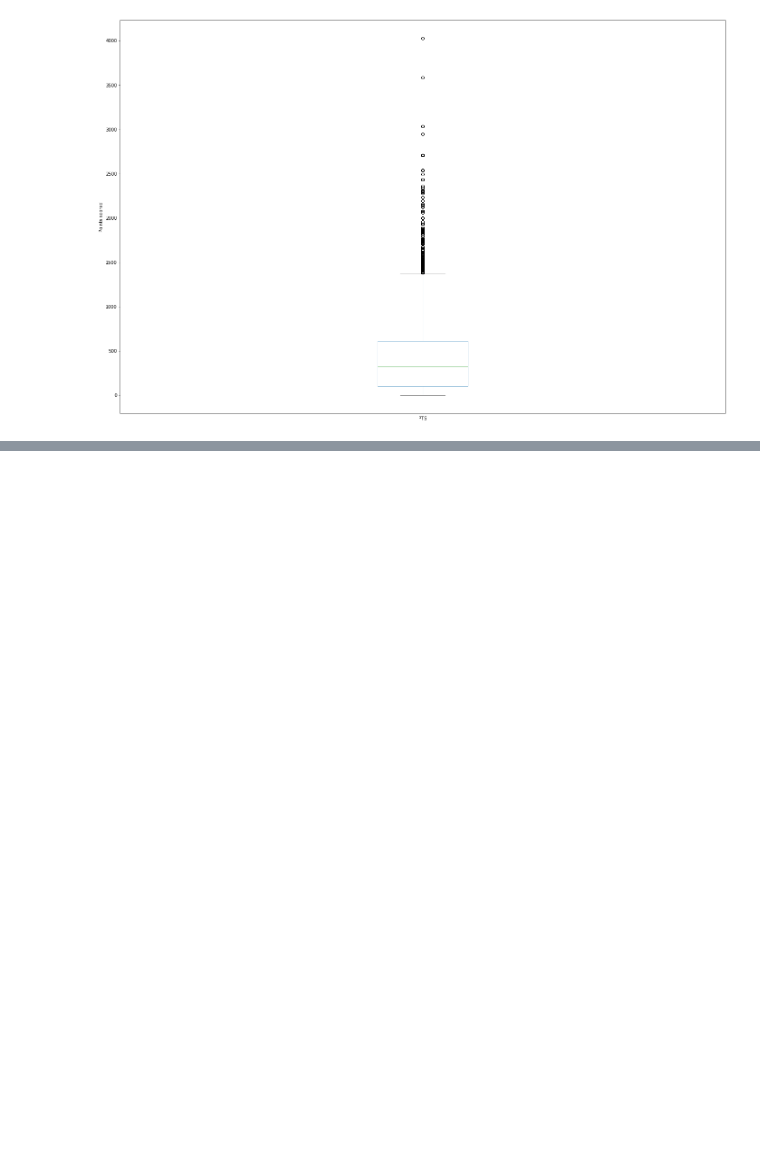
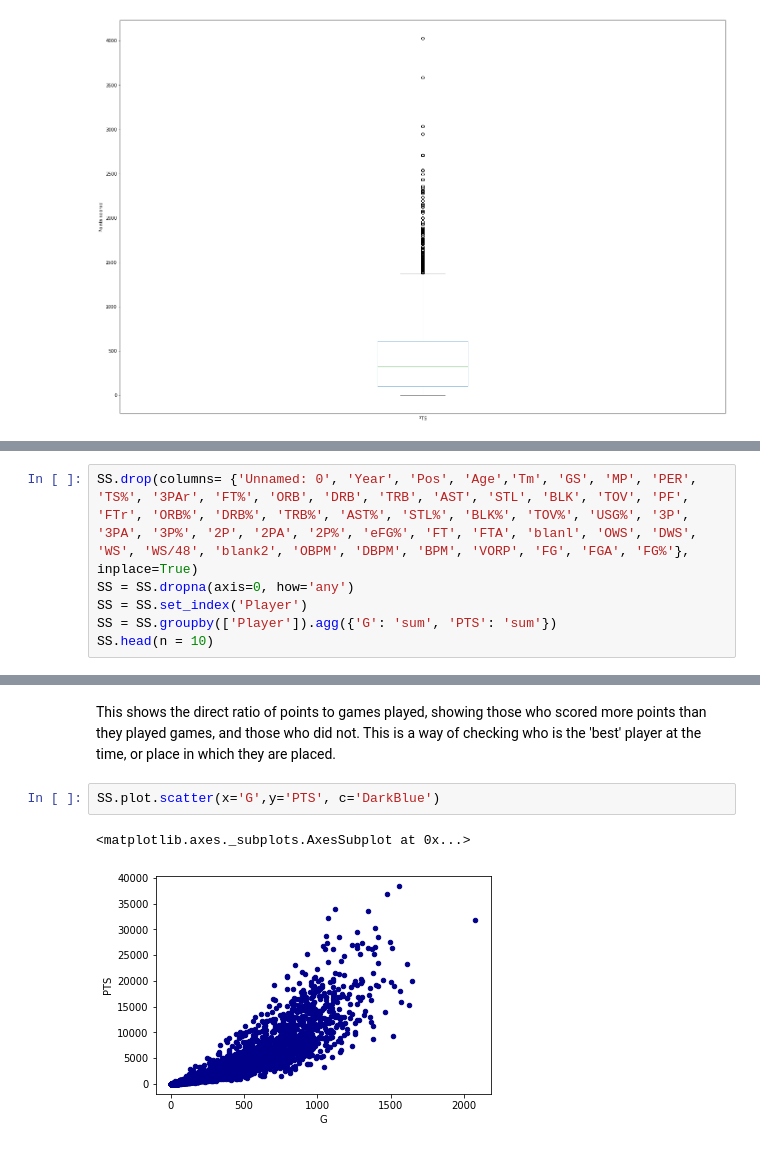
Before and after one commit to CS-UCR/cs105-prj-phase3-tuttifrutti, a Jupyter notebook: EDA.ipynb, the cells around one changed output, grey strips where cells are left out. Saved outputs shown, nothing was run; the diff lists cells and outputs as text; blank space fills up the shorter version.

```diff
--- a/EDA.ipynb
+++ b/EDA.ipynb
@@ -41,0 +42,6 @@ This a graph to show that the more recent games that have been played infact sho
+# %%
+SS.drop(columns= {'Unnamed: 0', 'Year', 'Pos', 'Age','Tm', 'GS', 'MP', 'PER', 'TS%', '3PAr', 'FT%', 'ORB', 'DRB', 'TRB', 'AST', 'STL', 'BLK', 'TOV', 'PF', 'FTr', 'ORB%', 'DRB%', 'TRB%', 'AST%', 'STL%', 'BLK%', 'TOV%', 'USG%', '3P', '3PA', '3P%', '2P', '2PA', '2P%', 'eFG%', 'FT', 'FTA', 'blanl', 'OWS', 'DWS', 'WS', 'WS/48', 'blank2', 'OBPM', 'DBPM', 'BPM', 'VORP', 'FG', 'FGA', 'FG%'}, inplace=True)
+SS = SS.dropna(axis=0, how='any')
+SS = SS.set_index('Player')
+SS = SS.groupby(['Player']).agg({'G': 'sum', 'PTS': 'sum'})
+SS.head(n = 10)
@@ -41,0 +79,7 @@ This a graph to show that the more recent games that have been played infact sho
+# %% [markdown]
+This shows the direct ratio of points to games played, showing those who scored more points than they played games, and those who did not. This is a way of checking who is the 'best' player at the time, or place in which they are placed.
+# %%
+SS.plot.scatter(x='G',y='PTS', c='DarkBlue')
+# %% [output]
+<matplotlib.axes._subplots.AxesSubplot at 0x...>
+[figure, added]
```
Also changed, not shown: parts of 10 cells of this notebook.
